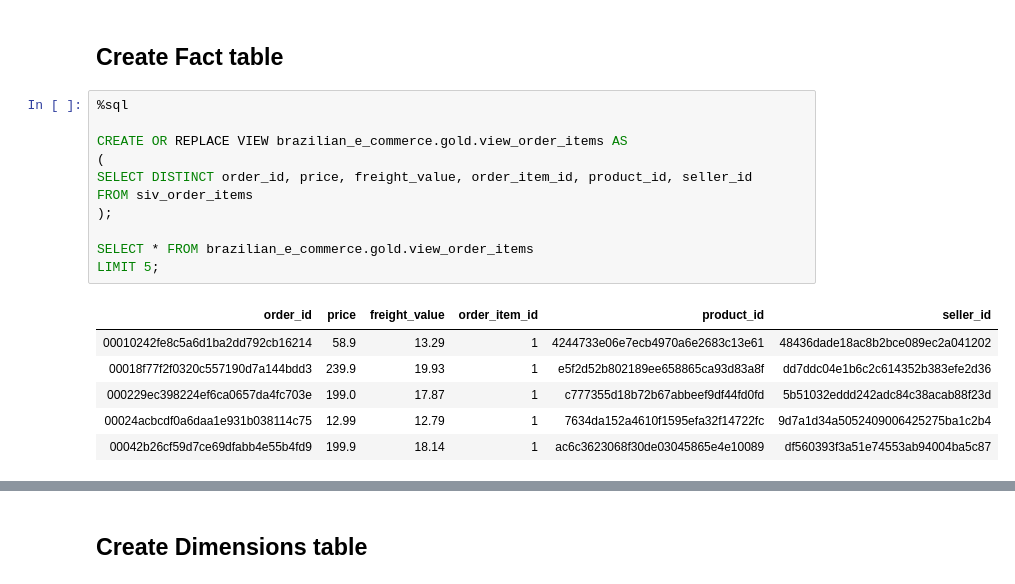
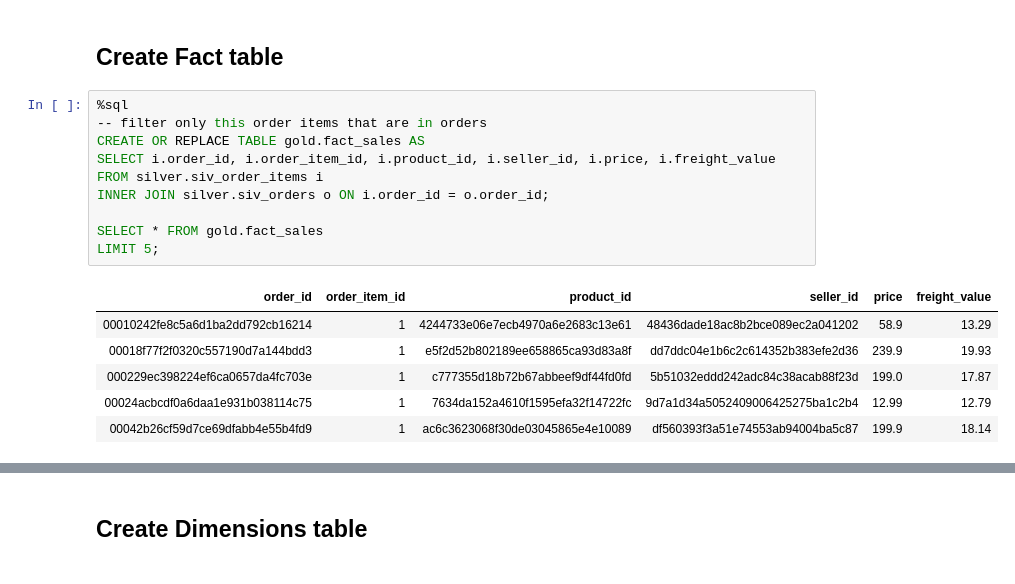
Before and after one commit to Polinez/Lerning_DataWarehouse_PowerBI, a Jupyter notebook: notebooks/02_ETL/03_Gold.ipynb, the cells around one changed output, grey strips where cells are left out. Cells and saved outputs as stored; diff of their text form.

```diff
--- a/notebooks/02_ETL/03_Gold.ipynb
+++ b/notebooks/02_ETL/03_Gold.ipynb
@@ -12,19 +18,18 @@ USE SCHEMA silver;
 ## Create Fact table
 # %%
 %sql
+-- filter only this order items that are in orders
+CREATE OR REPLACE TABLE gold.fact_sales AS
+SELECT i.order_id, i.order_item_id, i.product_id, i.seller_id, i.price, i.freight_value
+FROM silver.siv_order_items i
+INNER JOIN silver.siv_orders o ON i.order_id = o.order_id;
 
-CREATE OR REPLACE VIEW brazilian_e_commerce.gold.view_order_items AS
-(
-SELECT DISTINCT order_id, price, freight_value, order_item_id, product_id, seller_id
-FROM siv_order_items
-);
-
-SELECT * FROM brazilian_e_commerce.gold.view_order_items
+SELECT * FROM gold.fact_sales
 LIMIT 5;
 # %% [output]
-| order_id | price | freight_value | order_item_id | product_id | seller_id |
-| 00010242fe8c5a6d1ba2dd792cb16214 | 58.9 | 13.29 | 1 | 4244733e06e7ecb4970a6e2683c13e61 | 48436dade18ac8b2bce089ec2a041202 |
-| 00018f77f2f0320c557190d7a144bdd3 | 239.9 | 19.93 | 1 | e5f2d52b802189ee658865ca93d83a8f | dd7ddc04e1b6c2c614352b383efe2d36 |
-| 000229ec398224ef6ca0657da4fc703e | 199.0 | 17.87 | 1 | c777355d18b72b67abbeef9df44fd0fd | 5b51032eddd242adc84c38acab88f23d |
-| 00024acbcdf0a6daa1e931b038114c75 | 12.99 | 12.79 | 1 | 7634da152a4610f1595efa32f14722fc | 9d7a1d34a5052409006425275ba1c2b4 |
-| 00042b26cf59d7ce69dfabb4e55b4fd9 | 199.9 | 18.14 | 1 | ac6c3623068f30de03045865e4e10089 | df560393f3a51e74553ab94004ba5c87 |
+| order_id | order_item_id | product_id | seller_id | price | freight_value |
+| 00010242fe8c5a6d1ba2dd792cb16214 | 1 | 4244733e06e7ecb4970a6e2683c13e61 | 48436dade18ac8b2bce089ec2a041202 | 58.9 | 13.29 |
+| 00018f77f2f0320c557190d7a144bdd3 | 1 | e5f2d52b802189ee658865ca93d83a8f | dd7ddc04e1b6c2c614352b383efe2d36 | 239.9 | 19.93 |
+| 000229ec398224ef6ca0657da4fc703e | 1 | c777355d18b72b67abbeef9df44fd0fd | 5b51032eddd242adc84c38acab88f23d | 199.0 | 17.87 |
+| 00024acbcdf0a6daa1e931b038114c75 | 1 | 7634da152a4610f1595efa32f14722fc | 9d7a1d34a5052409006425275ba1c2b4 | 12.99 | 12.79 |
+| 00042b26cf59d7ce69dfabb4e55b4fd9 | 1 | ac6c3623068f30de03045865e4e10089 | df560393f3a51e74553ab94004ba5c87 | 199.9 | 18.14 |
```
Also changed, not shown: parts of 39 cells of this notebook, 1 other file.
